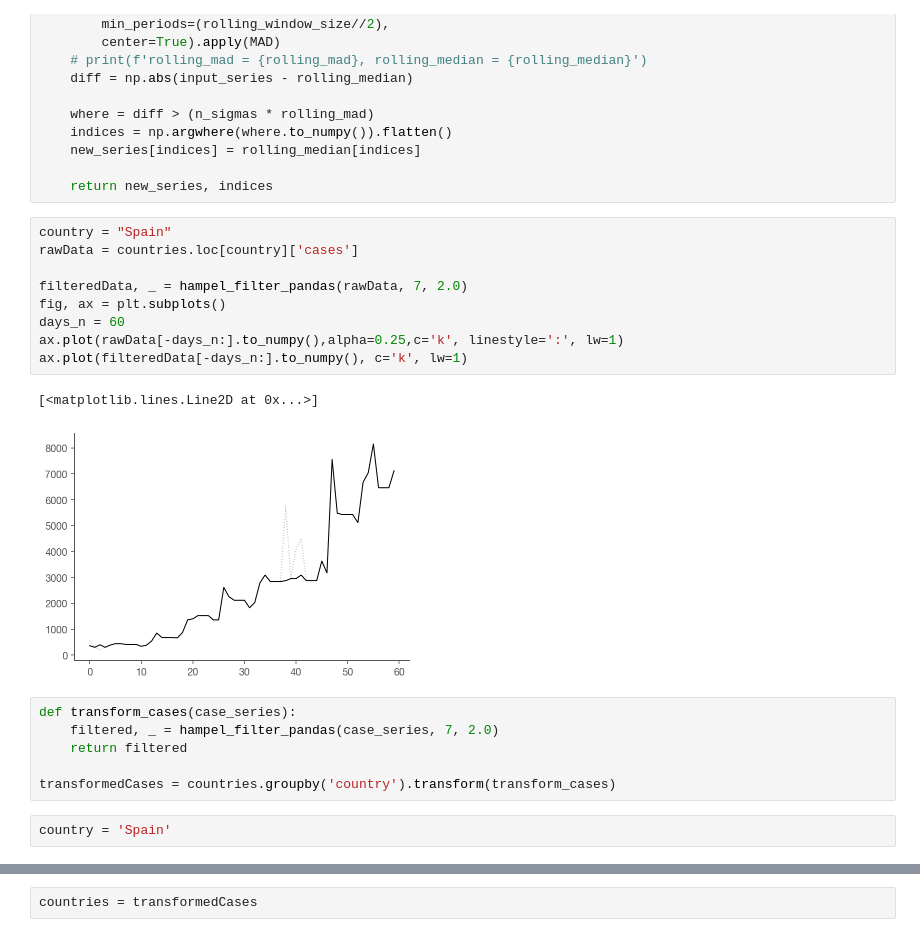
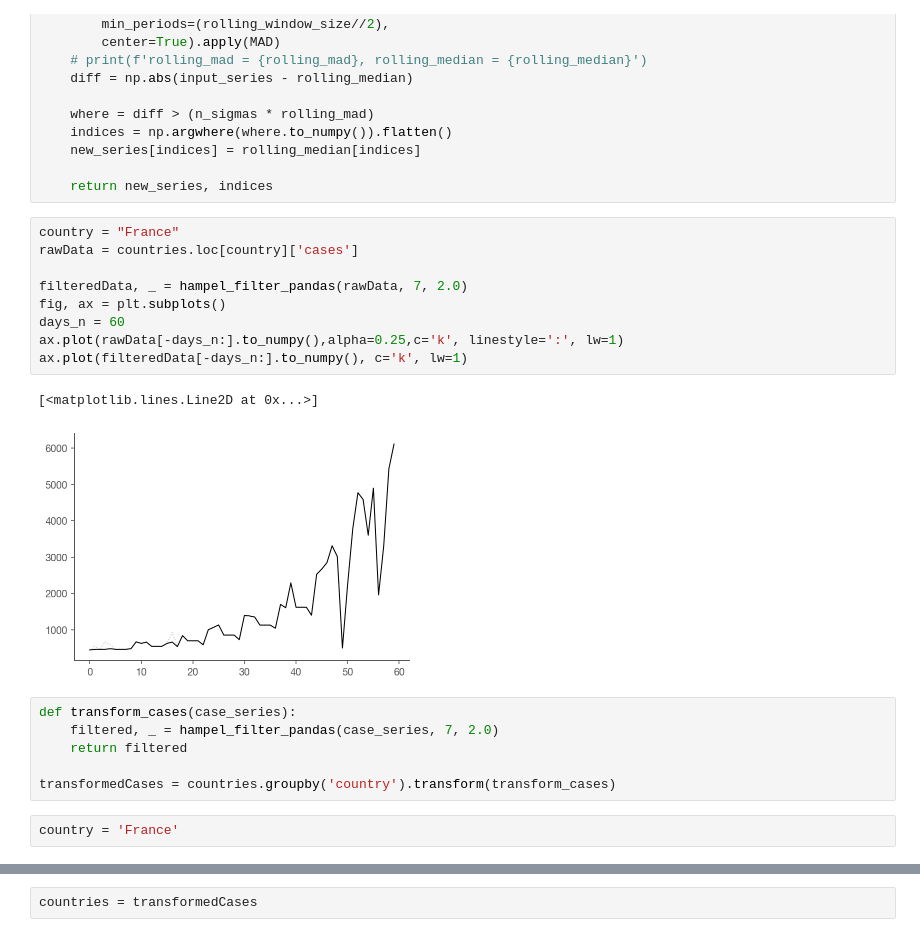
Before and after one commit to gkossakowski/covid-19, a Jupyter notebook: Realtime Rt mcmc.ipynb, the cells around one changed output, grey strips where cells are left out. Saved outputs shown, nothing was run; the diff lists cells and outputs as text.

```diff
--- a/Realtime Rt mcmc.ipynb
+++ b/Realtime Rt mcmc.ipynb
@@ -201,17 +200,17 @@ def hampel_filter_pandas(input_series, window_size, n_sigmas=3.0):
 
     return new_series, indices
 # %%
-country = "Spain"
+country = "France"
 rawData = countries.loc[country]['cases']
 
 filteredData, _ = hampel_filter_pandas(rawData, 7, 2.0)
 fig, ax = plt.subplots()
 days_n = 60
 ax.plot(rawData[-days_n:].to_numpy(),alpha=0.25,c='k', linestyle=':', lw=1)
 ax.plot(filteredData[-days_n:].to_numpy(), c='k', lw=1)
 # %% [output]
 [<matplotlib.lines.Line2D at 0x...>]
-[figure, old version]
+[figure, new version]
 # %%
 def transform_cases(case_series):
     filtered, _ = hampel_filter_pandas(case_series, 7, 2.0)
@@ -219,7 +218,7 @@ def transform_cases(case_series):
 
 transformedCases = countries.groupby('country').transform(transform_cases)
 # %%
-country = 'Spain'
+country = 'France'
 # %%
 transformedCases.loc[country][-30:].plot(c='k', lw=1, title=f'{country} - last 30 days')
 # %% [output]
```
Also changed, not shown: parts of 16 cells of this notebook, 2 other files.
